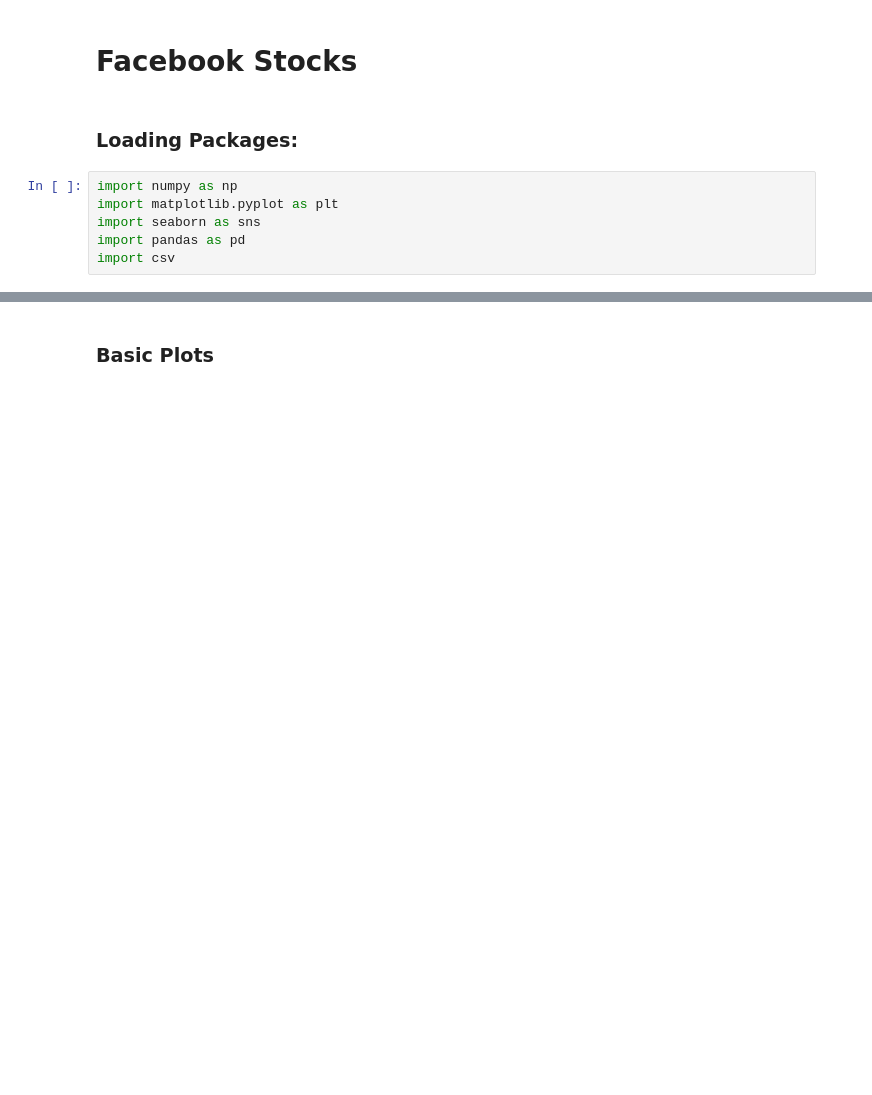
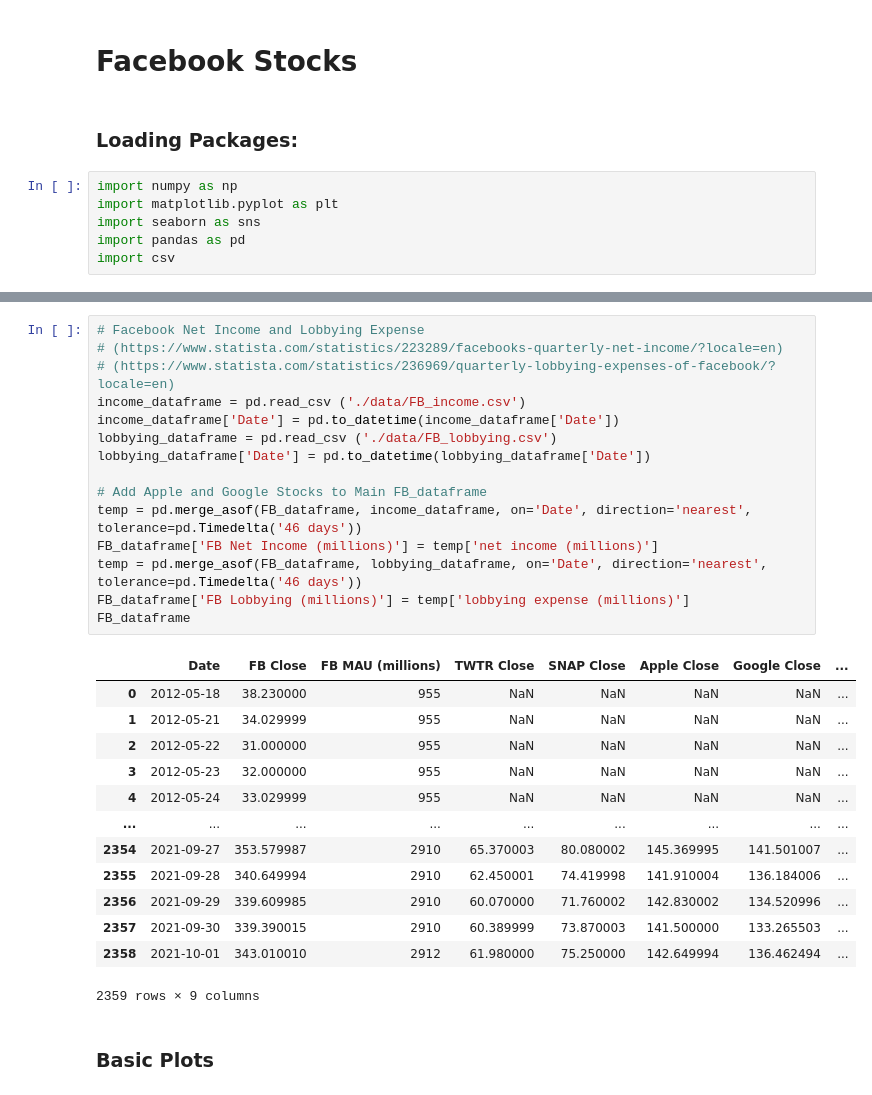
Before and after one commit to duckgrammer/Facebook-Stocks-ML, a Jupyter notebook: Facebook Stocks.ipynb, the cells around one changed output, grey strips where cells are left out. Drawn from its saved outputs; the diff is of its cells as text; blank space fills up the shorter version.

```diff
--- a/Facebook Stocks.ipynb
+++ b/Facebook Stocks.ipynb
@@ -37,3 +54,32 @@ sm_dataframe.head()
+# %%
+# Facebook Net Income and Lobbying Expense
+# (https://www.statista.com/statistics/223289/facebooks-quarterly-net-income/?locale=en)
+# (https://www.statista.com/statistics/236969/quarterly-lobbying-expenses-of-facebook/?locale=en)
+income_dataframe = pd.read_csv ('./data/FB_income.csv')
+income_dataframe['Date'] = pd.to_datetime(income_dataframe['Date'])
+lobbying_dataframe = pd.read_csv ('./data/FB_lobbying.csv')
+lobbying_dataframe['Date'] = pd.to_datetime(lobbying_dataframe['Date'])
+
+# Add Apple and Google Stocks to Main FB_dataframe
+temp = pd.merge_asof(FB_dataframe, income_dataframe, on='Date', direction='nearest', tolerance=pd.Timedelta('46 days'))
+FB_dataframe['FB Net Income (millions)'] = temp['net income (millions)']
+temp = pd.merge_asof(FB_dataframe, lobbying_dataframe, on='Date', direction='nearest', tolerance=pd.Timedelta('46 days'))
+FB_dataframe['FB Lobbying (millions)'] = temp['lobbying expense (millions)']
+FB_dataframe
+# %% [output]
+|  | Date | FB Close | FB MAU (millions) | TWTR Close | SNAP Close | Apple Close | Google Close | ... |
+| 0 | 2012-05-18 | 38.230000 | 955 | NaN | NaN | NaN | NaN | ... |
+| 1 | 2012-05-21 | 34.029999 | 955 | NaN | NaN | NaN | NaN | ... |
+| 2 | 2012-05-22 | 31.000000 | 955 | NaN | NaN | NaN | NaN | ... |
+| 3 | 2012-05-23 | 32.000000 | 955 | NaN | NaN | NaN | NaN | ... |
+| 4 | 2012-05-24 | 33.029999 | 955 | NaN | NaN | NaN | NaN | ... |
+| ... | ... | ... | ... | ... | ... | ... | ... | ... |
+| 2354 | 2021-09-27 | 353.579987 | 2910 | 65.370003 | 80.080002 | 145.369995 | 141.501007 | ... |
+| 2355 | 2021-09-28 | 340.649994 | 2910 | 62.450001 | 74.419998 | 141.910004 | 136.184006 | ... |
+| 2356 | 2021-09-29 | 339.609985 | 2910 | 60.070000 | 71.760002 | 142.830002 | 134.520996 | ... |
+| 2357 | 2021-09-30 | 339.390015 | 2910 | 60.389999 | 73.870003 | 141.500000 | 133.265503 | ... |
+| 2358 | 2021-10-01 | 343.010010 | 2912 | 61.980000 | 75.250000 | 142.649994 | 136.462494 | ... |
+2359 rows × 9 columns
 # %% [markdown]
 ### Basic Plots
 # %%
```
Also changed, not shown: parts of 8 cells of this notebook, 5 other files.
